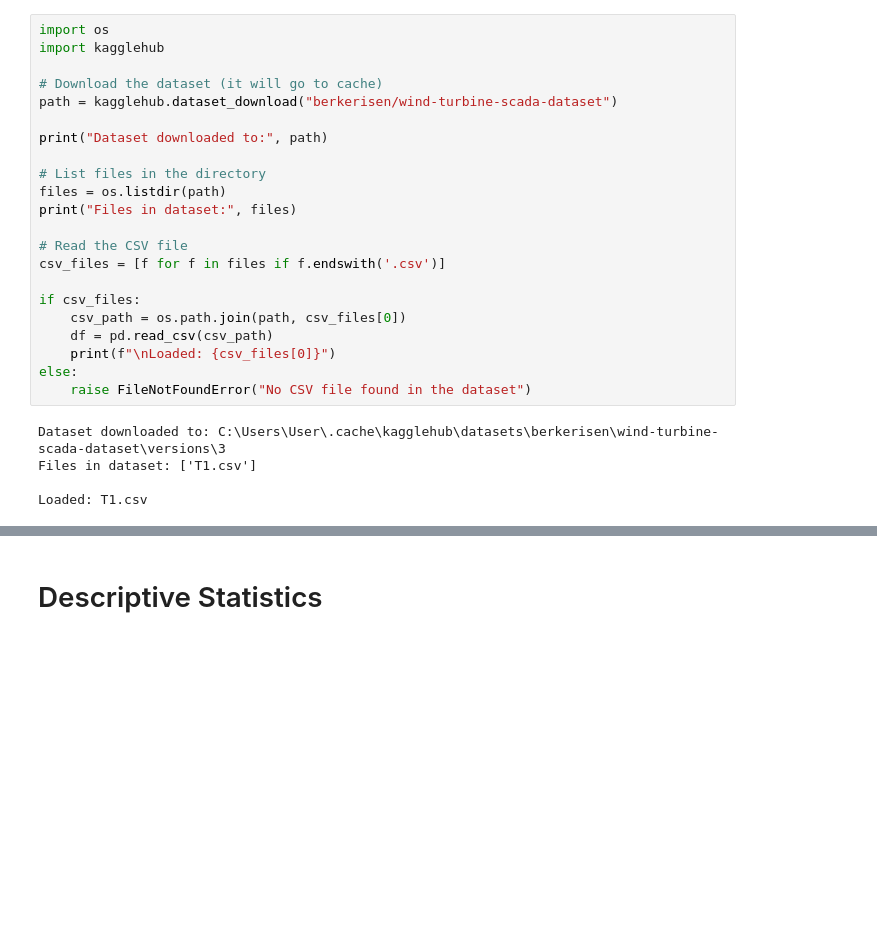
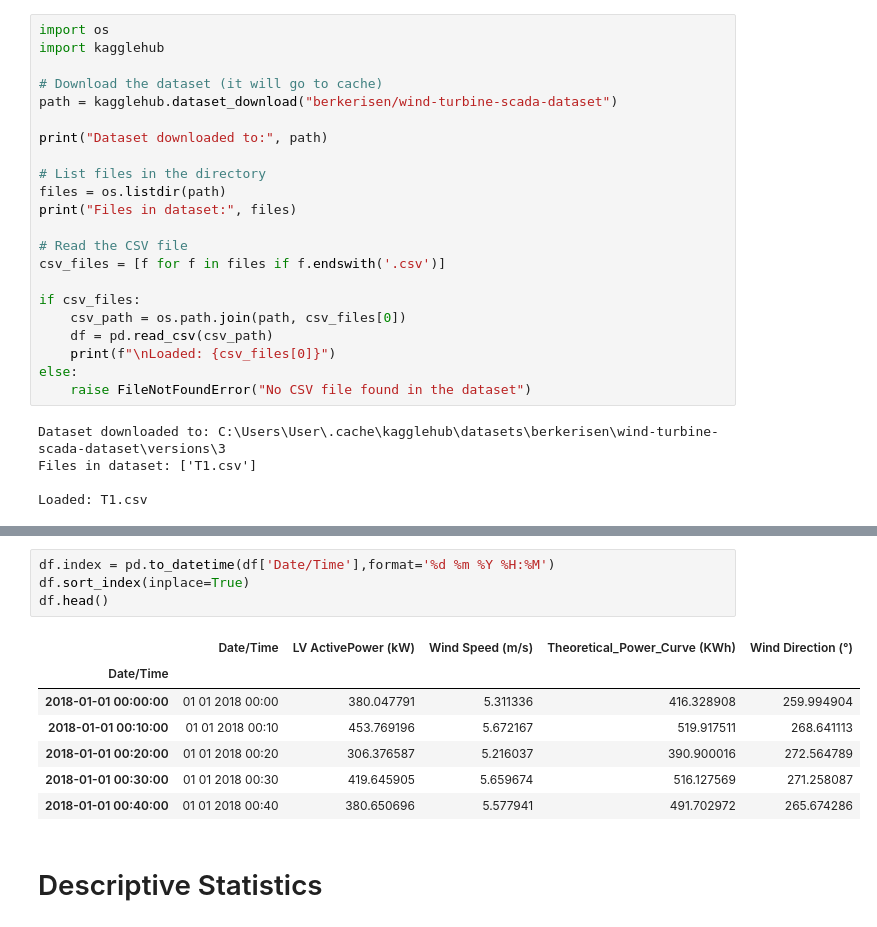
Before and after one commit to JotaN98/MScDataScience_AI, a Jupyter notebook: Final Project/final_project.ipynb, the cells around one changed output, grey strips where cells are left out. Cells and saved outputs as stored; diff of their text form; blank space fills up the shorter version.

```diff
--- a/Final Project/final_project.ipynb
+++ b/Final Project/final_project.ipynb
@@ -56,3 +50,15 @@ df
+# %%
+df.index = pd.to_datetime(df['Date/Time'],format='%d %m %Y %H:%M')
+df.sort_index(inplace=True)
+df.head()
+# %% [output]
+|  | Date/Time | LV ActivePower (kW) | Wind Speed (m/s) | Theoretical_Power_Curve (KWh) | Wind Direction (°) |
+| Date/Time |  |  |  |  |  |
+| 2018-01-01 00:00:00 | 01 01 2018 00:00 | 380.047791 | 5.311336 | 416.328908 | 259.994904 |
+| 2018-01-01 00:10:00 | 01 01 2018 00:10 | 453.769196 | 5.672167 | 519.917511 | 268.641113 |
+| 2018-01-01 00:20:00 | 01 01 2018 00:20 | 306.376587 | 5.216037 | 390.900016 | 272.564789 |
+| 2018-01-01 00:30:00 | 01 01 2018 00:30 | 419.645905 | 5.659674 | 516.127569 | 271.258087 |
+| 2018-01-01 00:40:00 | 01 01 2018 00:40 | 380.650696 | 5.577941 | 491.702972 | 265.674286 |
 # %% [markdown]
 # Descriptive Statistics
 # %%
```
Also changed, not shown: parts of 13 cells of this notebook.
